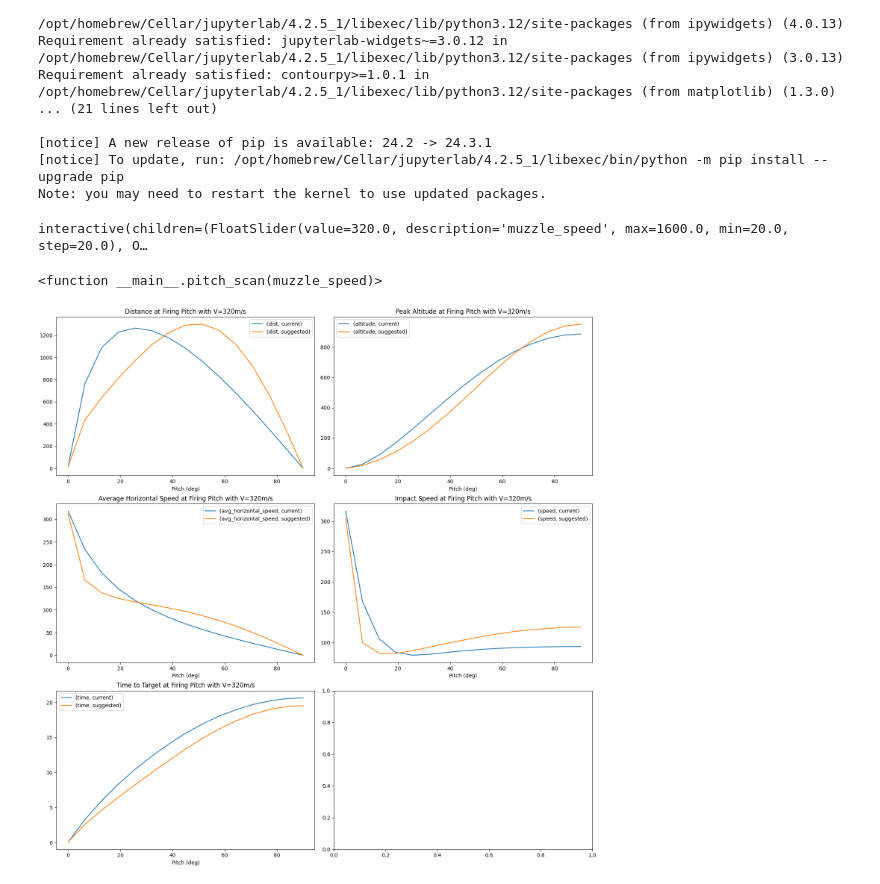
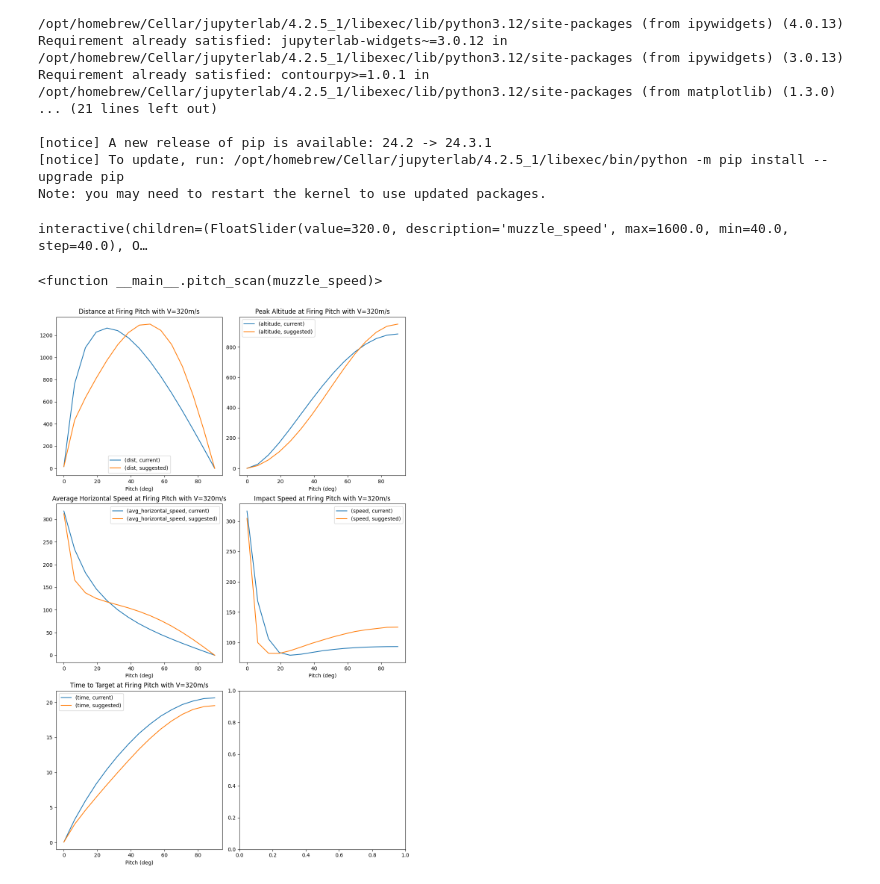
Before and after one commit to rhino1998/CBCSimulation, a Jupyter notebook: content/cannon.ipynb, the cells around one changed output. Saved outputs shown, nothing was run; the diff lists cells and outputs as text; code cells hidden in the pictures.

```diff
--- a/content/cannon.ipynb
+++ b/content/cannon.ipynb
@@ -71,36 +71,36 @@ def pitch_scan(muzzle_speed):
         sugg_impact = sugg_data.iloc[-1]
         sugg.loc[pitch] = {'dist': sugg_impact.x, 'speed': sugg_impact.speed, 'avg_horizontal_speed': sugg_data.horizontal_speed.mean(), 'time': sugg_impact.name, 'altitude': sugg_data.y.max()}
 
         curr_data = sim(pitch, muzzle_speed, drag_current)
         curr_impact = curr_data.iloc[-1]
         curr.loc[pitch] = {'dist': curr_impact.x, 'speed': curr_impact.speed, 'avg_horizontal_speed': curr_data.horizontal_speed.mean(), 'time': curr_impact.name, 'altitude': curr_data.y.max()}
 
     #df
     df = pd.concat([curr, sugg], keys=['current', 'suggested'], names=['drag', 'pitch'])
     df = df.unstack('drag')
 
-    fig, axes = plt.subplots(nrows=3, ncols=2, figsize=(15,15), constrained_layout=True)
+    fig, axes = plt.subplots(nrows=3, ncols=2, figsize=(10,15), constrained_layout=True)
 
     ax = df[['dist']].plot.line(ax=axes[0, 0],xlabel='Pitch (deg)', title=f'Distance at Firing Pitch with V={muzzle_speed:0.0f}m/s')
     ax.legend().title=''
     ax=df[['altitude']].plot.line(ax=axes[0,1], xlabel='Pitch (deg)', title=f'Peak Altitude at Firing Pitch with V={muzzle_speed:0.0f}m/s')
     ax.legend().title=''
     ax=df[['avg_horizontal_speed']].plot.line(ax=axes[1,0],xlabel='Pitch (deg)', title=f'Average Horizontal Speed at Firing Pitch with V={muzzle_speed:0.0f}m/s')
     ax.legend().title=''
     ax=df[['speed']].plot.line(ax=axes[1,1], xlabel='Pitch (deg)', title=f'Impact Speed at Firing Pitch with V={muzzle_speed:0.0f}m/s')
     ax.legend().title=''
     ax=df[['time']].plot.line(ax=axes[2,0], xlabel='Pitch (deg)', title=f'Time to Target at Firing Pitch with V={muzzle_speed:0.0f}m/s')
     ax.legend().title=''
     fig.show()
 
 interact(pitch_scan, muzzle_speed = widgets.FloatSlider(value=320,
                                                min=40,
                                                max=1600,
                                                step=40))
 # %% [output]
-interactive(children=(FloatSlider(value=320.0, description='muzzle_speed', max=1600.0, min=20.0, step=20.0), O…
+interactive(children=(FloatSlider(value=320.0, description='muzzle_speed', max=1600.0, min=40.0, step=40.0), O…
 <function __main__.pitch_scan(muzzle_speed)>
-[figure, old version]
+[figure, new version]
 # %%
 def plot_trajectories(muzzle_speed):
     pitches = np.linspace(0,90,9)
```
Also changed, not shown: parts of 1 cell of this notebook, 5 other files.
